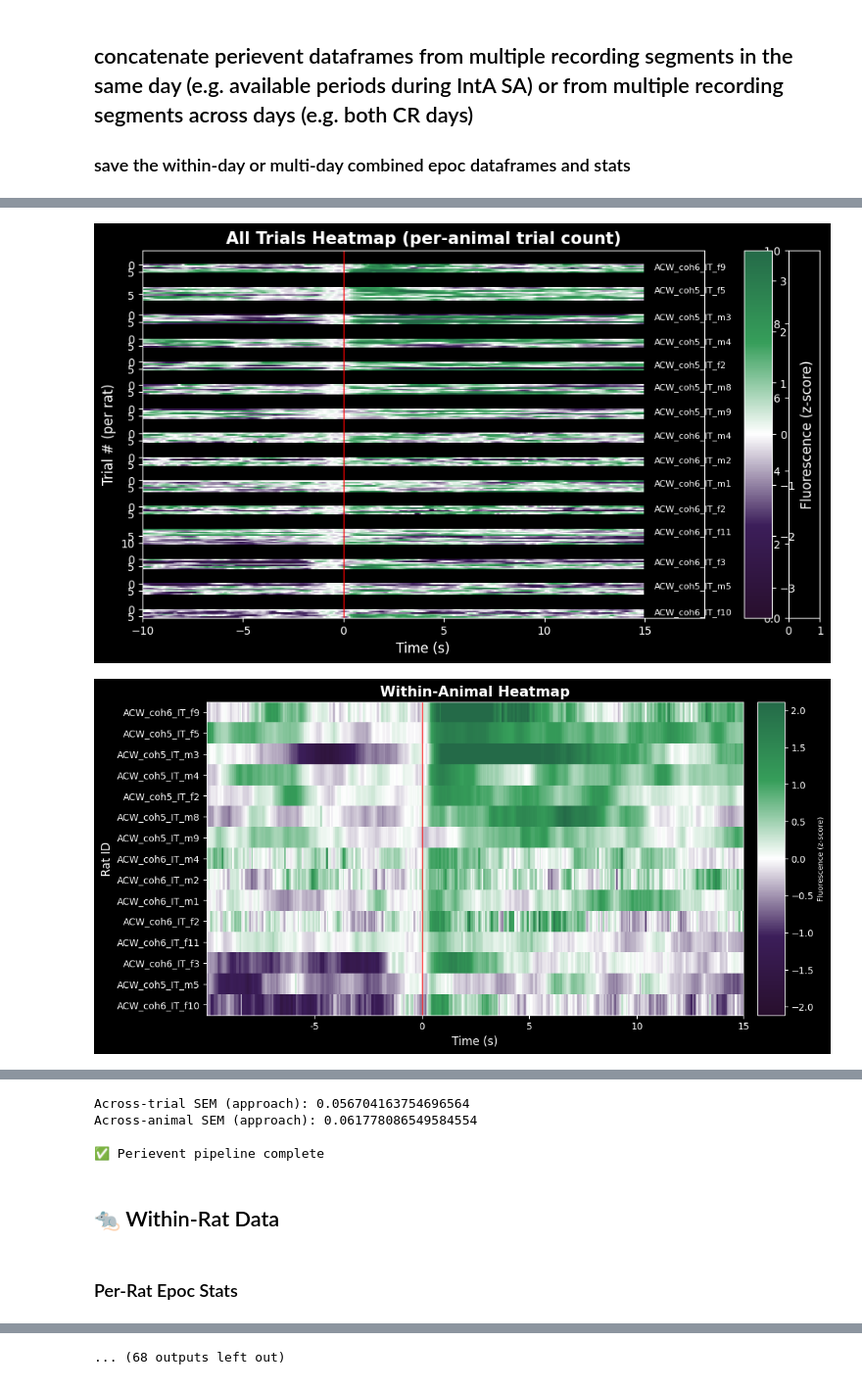
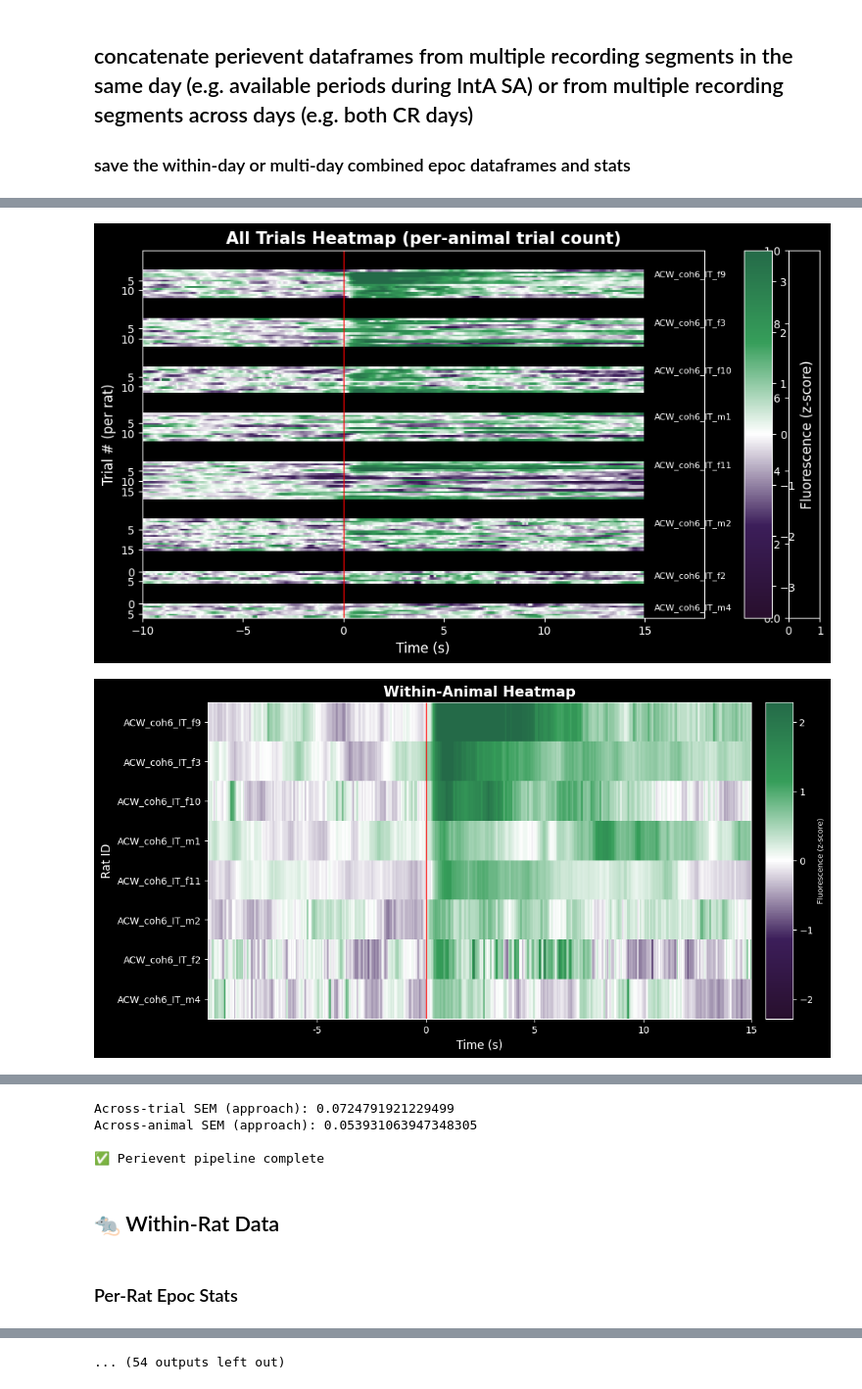
Before and after one commit to acwhitebirch/Whitebirch_python, a Jupyter notebook: fp_analysis_plotting.ipynb, the cells around one changed output, grey strips where cells are left out. Shown at 98% size. Saved outputs shown, nothing was run; the diff lists cells and outputs as text; code cells hidden in the pictures.

Commit message:
photometry analysis

```diff
--- a/fp_analysis_plotting.ipynb
+++ b/fp_analysis_plotting.ipynb
@@ -90,6 +90,7 @@ feather_folder = [
      #r"D:\ACW\photometry\cohort_5_101325\extracted\extinction\preprocessed_extinction_GCaMP6s_late",
 
      #r"D:\ACW\photometry\cohort_5_101325\extracted\CR\preprocessed_CR_GCaMP6s_low_high_risk",
+     #r"D:\ACW\photometry\cohort_6_101226\extracted\CR\preprocessed_CR_GCaMP6s"
 
 
 
@@ -126,7 +127,7 @@ paperfig_path = r"D:\ACW\photometry\combined_coh5_coh6_fipho_analysis\figures"
 file_pattern = [
 
     #'*ACW_coh*_IT_*_GCaMP_drug_infusion_epocs.feather',
-    '*ACW_coh*_IT_*_GCaMP_drug_available_epocs.feather',
+    '*ACW_coh6_IT_*_GCaMP_drug_available_epocs.feather',
     #'*ACW_coh*_IT_*_GCaMP_inactive_lever_epocs.feather',
 
     #'*ACW_coh5_IT_f2_GCaMP_missed_infusion_epocs.feather',
@@ -402,7 +403,7 @@ for f in matched_files:
 # -----------------------------
 subset = None   # a subset of events, if don't want to include all. e.g. 5 for first 5, -5 for last 5, or [4,8] for 4th through 8th
 compute_kwargs = {
-    "baseline_trange": (-1, 0), #(-0.50, 0) for noncontingent events, (-10,-3) for lever presses and such
+    "baseline_trange": (-10, -3), #(-0.50, 0) for noncontingent events, (-10,-3) for lever presses and such
     "approach_window": (-3, 0),
     "cue_window": (0,15),   # 8 seconds for the noncontigent houselight, avail unavail transitions, program start... 4 seconds for cue light/infusion, lever presses
     "auc_pre_window": (-3, 0),
@@ -630,2 +631,2 @@ D:\ACW\photometry\combined_coh5_coh6_fipho_analysis\analyzed_IntA_SA_early\GCaMP
-[figure, old version]
+[figure, new version]
-[figure, old version]
+[figure, new version]
@@ -633,5 +634,5 @@ D:\ACW\photometry\combined_coh5_coh6_fipho_analysis\analyzed_IntA_SA_early\GCaMP
-Across-trial SEM (approach): 0.056704163754696564
-Across-animal SEM (approach): 0.061778086549584554
+Across-trial SEM (approach): 0.0724791921229499
+Across-animal SEM (approach): 0.053931063947348305
 
 ✅ Perievent pipeline complete
 ## 🐀 Within-Rat Data
@@ -651,4 +652,4 @@ Across-animal SEM (approach): 0.061778086549584554
-... (68 outputs left out)
+... (54 outputs left out)
 # %%
 
 # updated 01.22.26 to handle multiple rats
```
Also changed, not shown: parts of 1 cell of this notebook, 3 other files.
